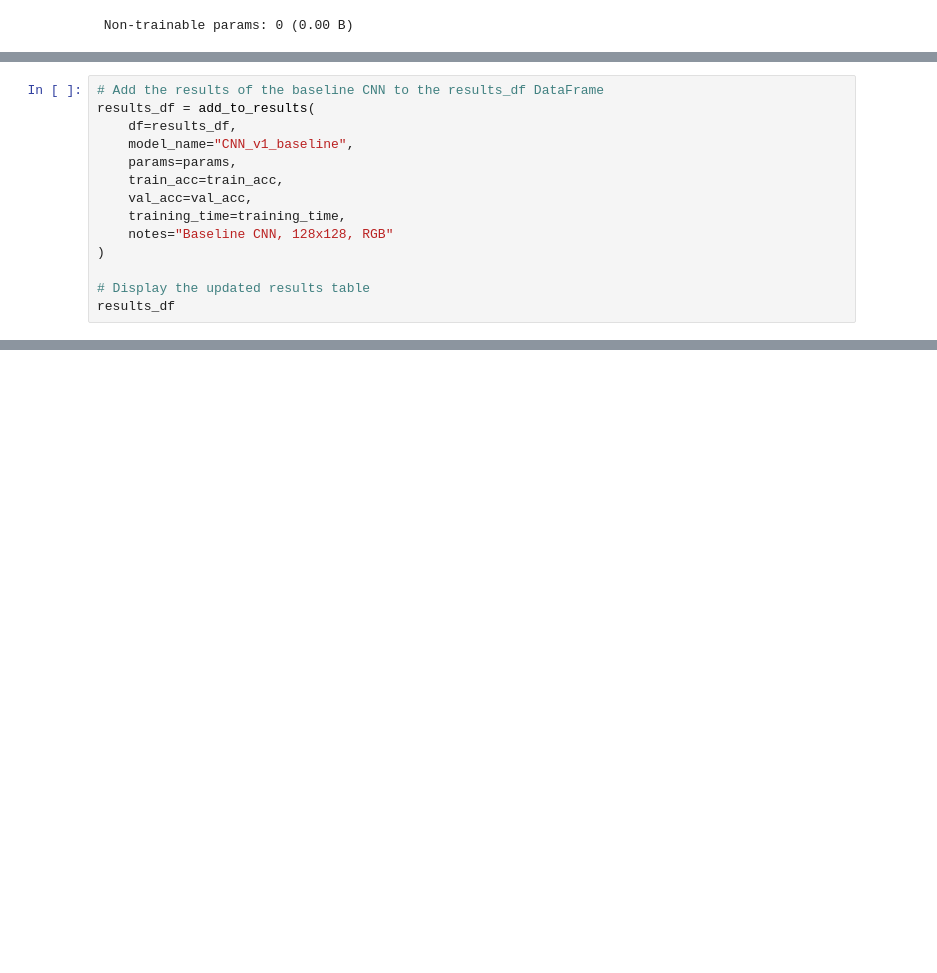
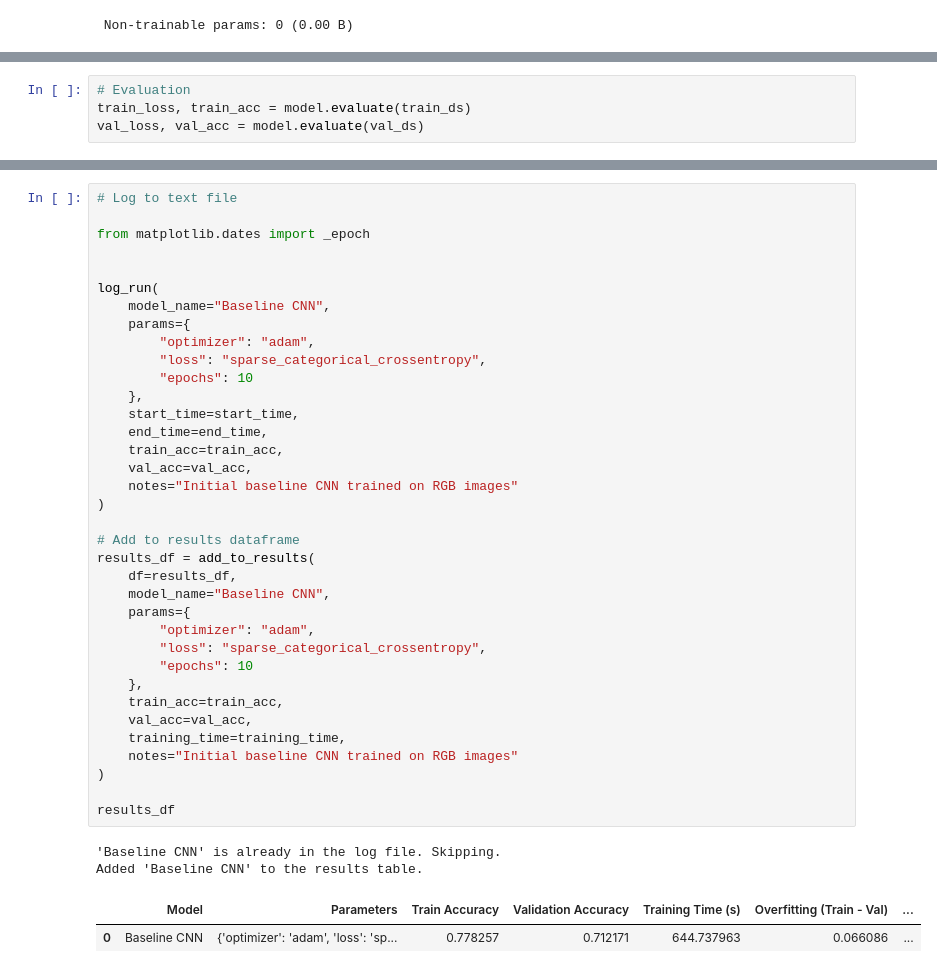
Before and after one commit to norakeavney/ML-Assignment-G00415845-2026, a Jupyter notebook: notebooks/main_analysisG00415845.ipynb, the cells around one changed output, grey strips where cells are left out. Cells and saved outputs as stored; diff of their text form; blank space fills up the shorter version.

```diff
--- a/notebooks/main_analysisG00415845.ipynb
+++ b/notebooks/main_analysisG00415845.ipynb
@@ -430,14 +473,0 @@ Re-logged the results for CNN_v1_baseline.
-# %%
-# Add the results of the baseline CNN to the results_df DataFrame
-results_df = add_to_results(
-    df=results_df,
-    model_name="CNN_v1_baseline",
-    params=params,
-    train_acc=train_acc,
-    val_acc=val_acc,
-    training_time=training_time,
-    notes="Baseline CNN, 128x128, RGB"
-)
-
-# Display the updated results table
-results_df
@@ -447,0 +474,4 @@ results_df
+# %%
+# Evaluation
+train_loss, train_acc = model.evaluate(train_ds)
+val_loss, val_acc = model.evaluate(val_ds)
@@ -447,0 +481,41 @@ results_df
+# %%
+# Log to text file
+
+from matplotlib.dates import _epoch
+
+
+log_run(
+    model_name="Baseline CNN",
+    params={
+        "optimizer": "adam",
+        "loss": "sparse_categorical_crossentropy",
+        "epochs": 10
+    },
+    start_time=start_time,
+    end_time=end_time,
+    train_acc=train_acc,
+    val_acc=val_acc,
+    notes="Initial baseline CNN trained on RGB images"
+)
+
+# Add to results dataframe
+results_df = add_to_results(
+    df=results_df,
+    model_name="Baseline CNN",
+    params={
+        "optimizer": "adam",
+        "loss": "sparse_categorical_crossentropy",
+        "epochs": 10
+    },
+    train_acc=train_acc,
+    val_acc=val_acc,
+    training_time=training_time,
+    notes="Initial baseline CNN trained on RGB images"
+)
+
+results_df
+# %% [output]
+'Baseline CNN' is already in the log file. Skipping.
+Added 'Baseline CNN' to the results table.
+|  | Model | Parameters | Train Accuracy | Validation Accuracy | Training Time (s) | Overfitting (Train - Val) | ... |
+| 0 | Baseline CNN | {'optimizer': 'adam', 'loss': 'sp... | 0.778257 | 0.712171 | 644.737963 | 0.066086 | ... |
```
Also changed, not shown: parts of 15 cells of this notebook, 3 other files.
